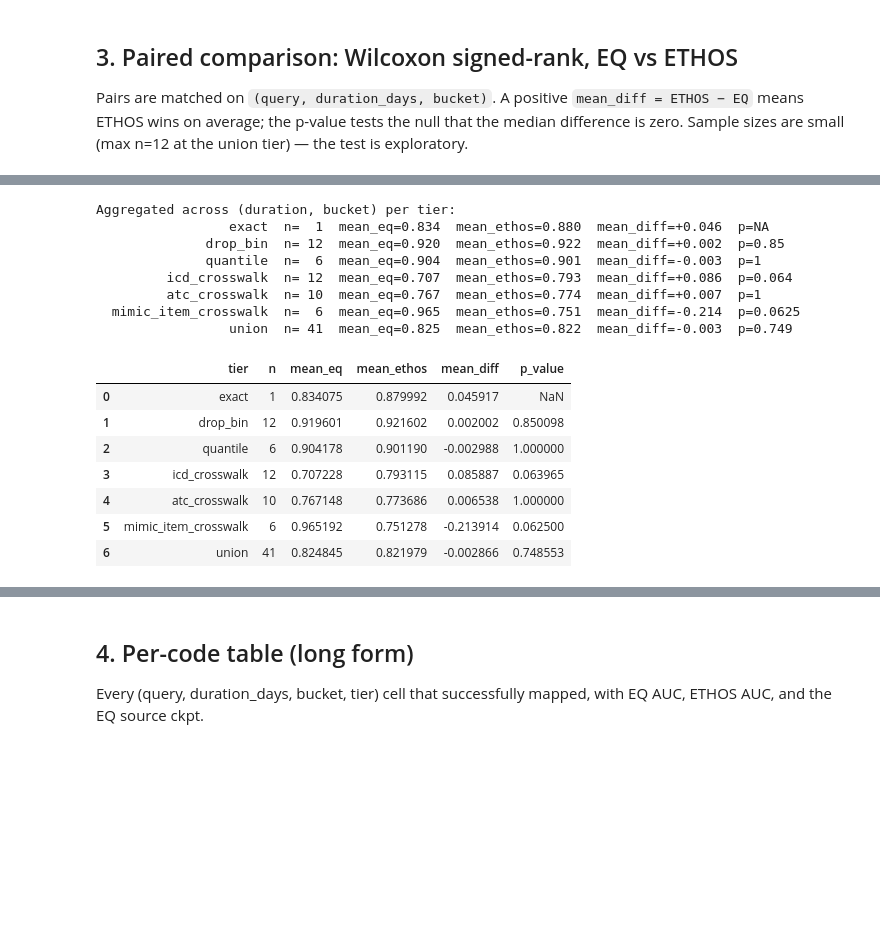
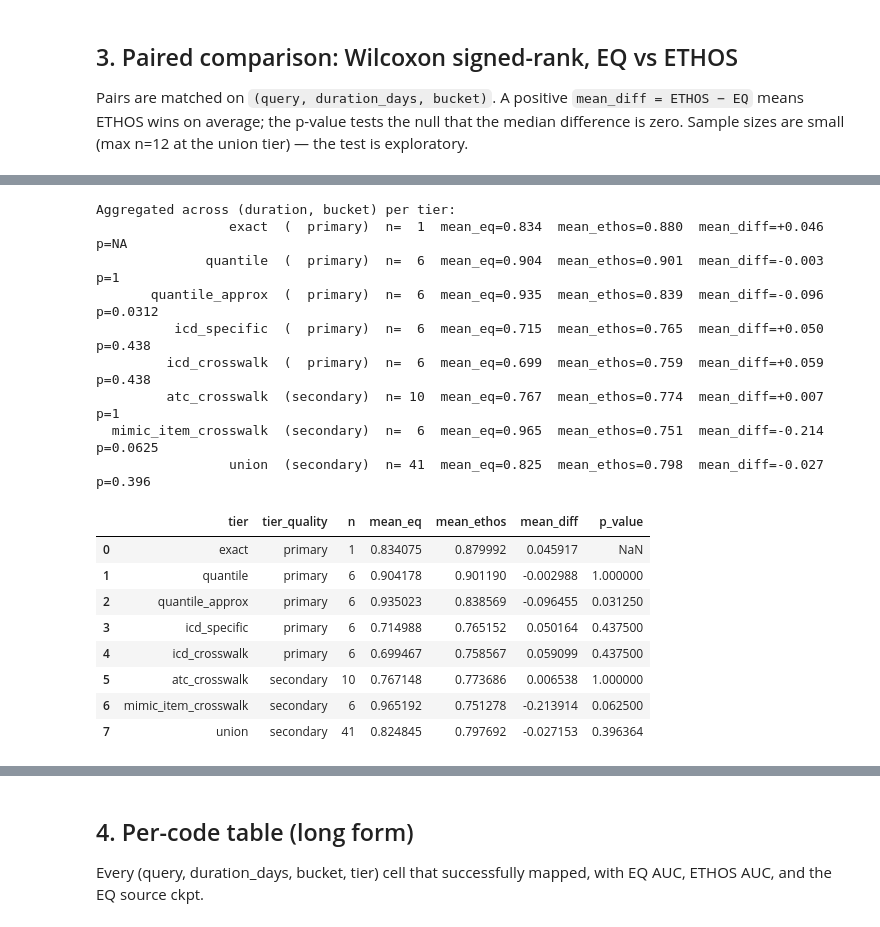
Before and after one commit to mmcdermott/EveryQuery-conditional, a Jupyter notebook: src/every_query/paper_experiments/ethos/comparison.ipynb, the cells around one changed output, grey strips where cells are left out. Saved outputs shown, nothing was run; the diff lists cells and outputs as text; code cells hidden in the pictures; blank space fills up the shorter version.

```diff
--- a/src/every_query/paper_experiments/ethos/comparison.ipynb
+++ b/src/every_query/paper_experiments/ethos/comparison.ipynb
@@ -181,16 +189,20 @@ fallback = (
     .join(needs_fallback, on=['query', 'duration_days', 'bucket'], how='inner')
 )
 eq_full = pl.concat([eq_best, fallback], how='vertical_relaxed')
-et = (
-    ethos_aucs.select(
-        pl.col('code').alias('query'),
-        pl.col('duration_days').cast(pl.Int64),
-        'bucket', 'tier',
-        pl.col('occurs_auc').alias('ethos_auc'),
-        'n_rows', 'n_positive',
-    )
-)
+_ethos_select = [
+    pl.col('code').alias('query'),
+    pl.col('duration_days').cast(pl.Int64),
+    'bucket', 'tier',
+    pl.col('occurs_auc').alias('ethos_auc'),
+    'n_rows', 'n_positive',
+]
+if 'tier_quality' in ethos_aucs.columns:
+    _ethos_select.append('tier_quality')
+et = ethos_aucs.select(_ethos_select)
+if 'tier_quality' not in et.columns:
+    et = et.with_columns(pl.lit('primary').alias('tier_quality'))
 merged = et.join(eq_full, on=['query', 'duration_days', 'bucket'], how='inner')
 print('Joined rows:', len(merged), '| with best ckpt:', merged.filter(pl.col("eq_source") == best_model).height, '| fallback:', merged.filter(pl.col("eq_source") != best_model).height)
+print('tier_quality counts:', dict(merged.group_by('tier_quality').len().to_pandas().set_index('tier_quality')['len']))
 merged.to_pandas().head(30)
 # %% [output]
@@ -215,6 +228,17 @@ Joined rows: 92 | with best ckpt: 90 | fallback: 2
 # %%
-# Tier display order: primary tiers first (exact, drop_bin, quantile, crosswalks), then union as the per-code OR.
-primary_tier_order = ['exact', 'drop_bin', 'quantile', 'icd_crosswalk', 'atc_crosswalk', 'mimic_item_crosswalk']
+# Tier display order: primary-quality tiers first (exact, lab presence/decile, ICD specific/parent),
+# then secondary-quality (ATC class, procedure-as-diagnosis, mimic indication proxies),
+# then union as the per-code OR.
+primary_tier_order = [
+    'exact',
+    'drop_bin',
+    'quantile',
+    'quantile_approx',
+    'icd_specific',
+    'icd_crosswalk',
+    'atc_crosswalk',
+    'mimic_item_crosswalk',
+]
 available_tiers = sorted(merged['tier'].unique().to_list())
 tiers = [t for t in primary_tier_order if t in available_tiers] + (['union'] if 'union' in available_tiers else [])
 durations = sorted(merged['duration_days'].unique().to_list())
@@ -298,46 +322,52 @@ stats_df
 print('Aggregated across (duration, bucket) per tier:')
 agg_rows = []
 for tier in tiers:
     sub = merged.filter(pl.col('tier') == tier).to_pandas().dropna(subset=['eq_auc', 'ethos_auc'])
     n = len(sub)
+    tier_quality = sub['tier_quality'].iloc[0] if n and 'tier_quality' in sub.columns else (
+        'union' if tier == 'union' else float('nan')
+    )
     if n < 2:
         msg_p = 'NA'
         p_val = float('nan')
         diff = sub['ethos_auc'].mean() - sub['eq_auc'].mean() if n else float('nan')
     else:
         try:
             p_val = float(wilcoxon(sub['ethos_auc'], sub['eq_auc']).pvalue)
             msg_p = f'{p_val:.3g}'
         except ValueError:
             p_val = float('nan')
             msg_p = 'NA'
         diff = (sub['ethos_auc'] - sub['eq_auc']).mean()
-    print(f'  {tier:>20s}  n={n:3d}  mean_eq={sub["eq_auc"].mean():.3f}  mean_ethos={sub["ethos_auc"].mean():.3f}  mean_diff={diff:+.3f}  p={msg_p}')
+    print(f'  {tier:>20s}  ({tier_quality:>9s})  n={n:3d}  mean_eq={sub["eq_auc"].mean():.3f}  mean_ethos={sub["ethos_auc"].mean():.3f}  mean_diff={diff:+.3f}  p={msg_p}')
     agg_rows.append({
         'tier': tier,
+        'tier_quality': tier_quality,
         'n': n,
         'mean_eq': float(sub['eq_auc'].mean()) if n else float('nan'),
         'mean_ethos': float(sub['ethos_auc'].mean()) if n else float('nan'),
         'mean_diff': float(diff) if n else float('nan'),
         'p_value': p_val,
     })
 agg_df = pd.DataFrame(agg_rows)
 save_tbl(agg_df, 'ethos_vs_eq_aggregated_per_tier')
 agg_df
 # %% [output]
 Aggregated across (duration, bucket) per tier:
-                 exact  n=  1  mean_eq=0.834  mean_ethos=0.880  mean_diff=+0.046  p=NA
-              drop_bin  n= 12  mean_eq=0.920  mean_ethos=0.922  mean_diff=+0.002  p=0.85
-              quantile  n=  6  mean_eq=0.904  mean_ethos=0.901  mean_diff=-0.003  p=1
-         icd_crosswalk  n= 12  mean_eq=0.707  mean_ethos=0.793  mean_diff=+0.086  p=0.064
-         atc_crosswalk  n= 10  mean_eq=0.767  mean_ethos=0.774  mean_diff=+0.007  p=1
-  mimic_item_crosswalk  n=  6  mean_eq=0.965  mean_ethos=0.751  mean_diff=-0.214  p=0.0625
-                 union  n= 41  mean_eq=0.825  mean_ethos=0.822  mean_diff=-0.003  p=0.749
+                 exact  (  primary)  n=  1  mean_eq=0.834  mean_ethos=0.880  mean_diff=+0.046  p=NA
+              quantile  (  primary)  n=  6  mean_eq=0.904  mean_ethos=0.901  mean_diff=-0.003  p=1
+       quantile_approx  (  primary)  n=  6  mean_eq=0.935  mean_ethos=0.839  mean_diff=-0.096  p=0.0312
+          icd_specific  (  primary)  n=  6  mean_eq=0.715  mean_ethos=0.765  mean_diff=+0.050  p=0.438
+         icd_crosswalk  (  primary)  n=  6  mean_eq=0.699  mean_ethos=0.759  mean_diff=+0.059  p=0.438
+         atc_crosswalk  (secondary)  n= 10  mean_eq=0.767  mean_ethos=0.774  mean_diff=+0.007  p=1
+  mimic_item_crosswalk  (secondary)  n=  6  mean_eq=0.965  mean_ethos=0.751  mean_diff=-0.214  p=0.0625
+                 union  (secondary)  n= 41  mean_eq=0.825  mean_ethos=0.798  mean_diff=-0.027  p=0.396
-|  | tier | n | mean_eq | mean_ethos | mean_diff | p_value |
-| 0 | exact | 1 | 0.834075 | 0.879992 | 0.045917 | NaN |
-| 1 | drop_bin | 12 | 0.919601 | 0.921602 | 0.002002 | 0.850098 |
-| 2 | quantile | 6 | 0.904178 | 0.901190 | -0.002988 | 1.000000 |
-| 3 | icd_crosswalk | 12 | 0.707228 | 0.793115 | 0.085887 | 0.063965 |
-| 4 | atc_crosswalk | 10 | 0.767148 | 0.773686 | 0.006538 | 1.000000 |
-| 5 | mimic_item_crosswalk | 6 | 0.965192 | 0.751278 | -0.213914 | 0.062500 |
-| 6 | union | 41 | 0.824845 | 0.821979 | -0.002866 | 0.748553 |
+|  | tier | tier_quality | n | mean_eq | mean_ethos | mean_diff | p_value |
+| 0 | exact | primary | 1 | 0.834075 | 0.879992 | 0.045917 | NaN |
+| 1 | quantile | primary | 6 | 0.904178 | 0.901190 | -0.002988 | 1.000000 |
+| 2 | quantile_approx | primary | 6 | 0.935023 | 0.838569 | -0.096455 | 0.031250 |
+| 3 | icd_specific | primary | 6 | 0.714988 | 0.765152 | 0.050164 | 0.437500 |
+| 4 | icd_crosswalk | primary | 6 | 0.699467 | 0.758567 | 0.059099 | 0.437500 |
+| 5 | atc_crosswalk | secondary | 10 | 0.767148 | 0.773686 | 0.006538 | 1.000000 |
+| 6 | mimic_item_crosswalk | secondary | 6 | 0.965192 | 0.751278 | -0.213914 | 0.062500 |
+| 7 | union | secondary | 41 | 0.824845 | 0.797692 | -0.027153 | 0.396364 |
```
Also changed, not shown: parts of 14 cells of this notebook, 7 other files.
